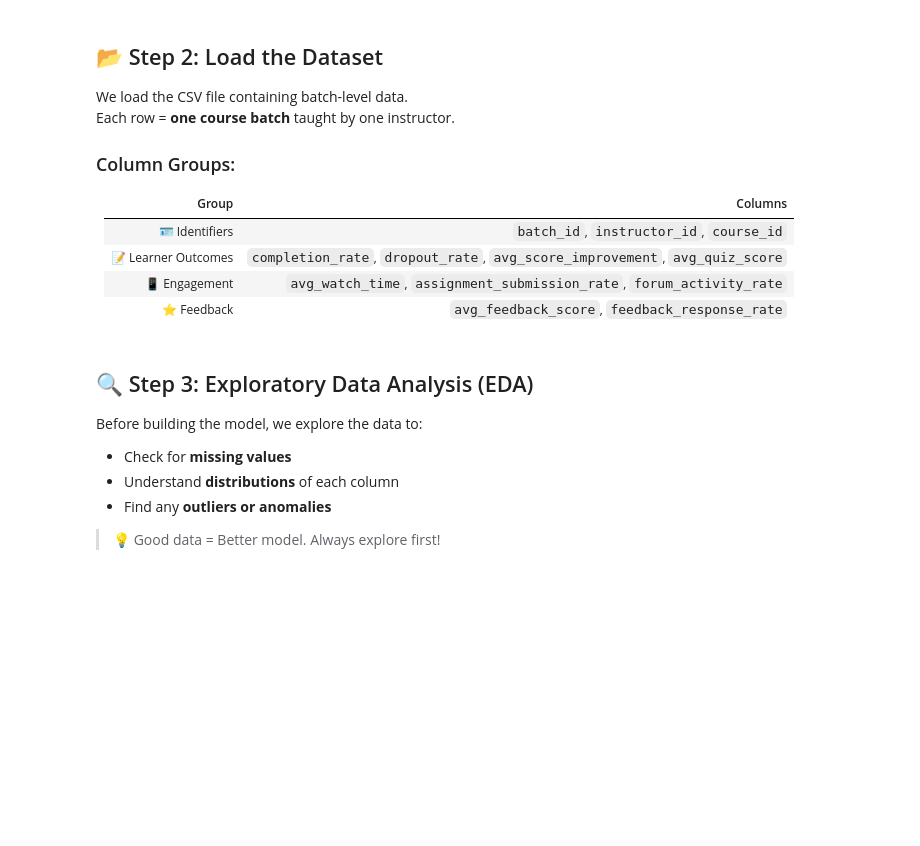
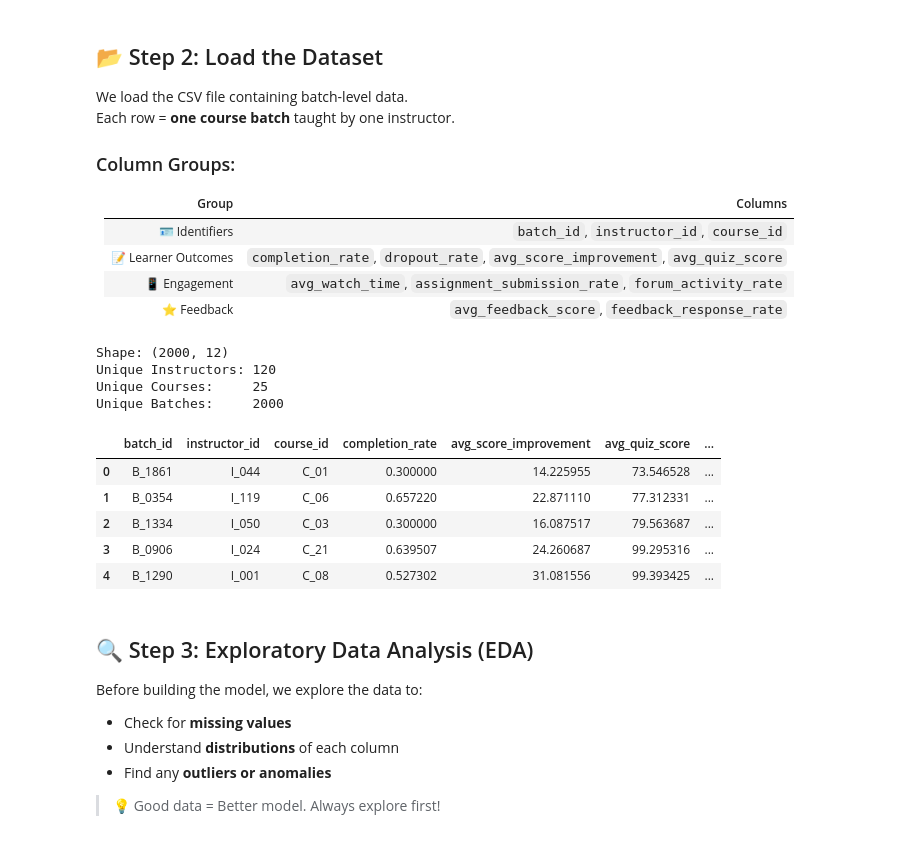
Before and after one commit to Naveen-v-developer/Instructor_Effectiveness_Analysis, a Jupyter notebook: Instructor_Effectiveness_Analysis.ipynb, the cells around one changed output. Saved outputs shown, nothing was run; the diff lists cells and outputs as text; code cells hidden in the pictures; blank space fills up the shorter version.

```diff
--- a/Instructor_Effectiveness_Analysis.ipynb
+++ b/Instructor_Effectiveness_Analysis.ipynb
@@ -51,15 +53,26 @@ Each row = **one course batch** taught by one instructor.
 | ⭐ Feedback | `avg_feedback_score`, `feedback_response_rate` |
 # %%
 # Load the dataset — update path if needed
-DATA_PATH = "instructor_effectiveness_dataset_2000_rows.csv"
+DATA_PATH = "dataset.csv"
 df = pd.read_csv(DATA_PATH)
 
 print(f"Shape: {df.shape}")
 print(f"Unique Instructors: {df['instructor_id'].nunique()}")
 print(f"Unique Courses:     {df['course_id'].nunique()}")
 print(f"Unique Batches:     {df['batch_id'].nunique()}")
 print()
 df.head()
+# %% [output]
+Shape: (2000, 12)
+Unique Instructors: 120
+Unique Courses:     25
+Unique Batches:     2000
+|  | batch_id | instructor_id | course_id | completion_rate | avg_score_improvement | avg_quiz_score | ... |
+| 0 | B_1861 | I_044 | C_01 | 0.300000 | 14.225955 | 73.546528 | ... |
+| 1 | B_0354 | I_119 | C_06 | 0.657220 | 22.871110 | 77.312331 | ... |
+| 2 | B_1334 | I_050 | C_03 | 0.300000 | 16.087517 | 79.563687 | ... |
+| 3 | B_0906 | I_024 | C_21 | 0.639507 | 24.260687 | 99.295316 | ... |
+| 4 | B_1290 | I_001 | C_08 | 0.527302 | 31.081556 | 99.393425 | ... |
 # %% [markdown]
 ## 🔍 Step 3: Exploratory Data Analysis (EDA)
 Before building the model, we explore the data to:
```
Also changed, not shown: parts of 19 cells of this notebook, 2 other files.
